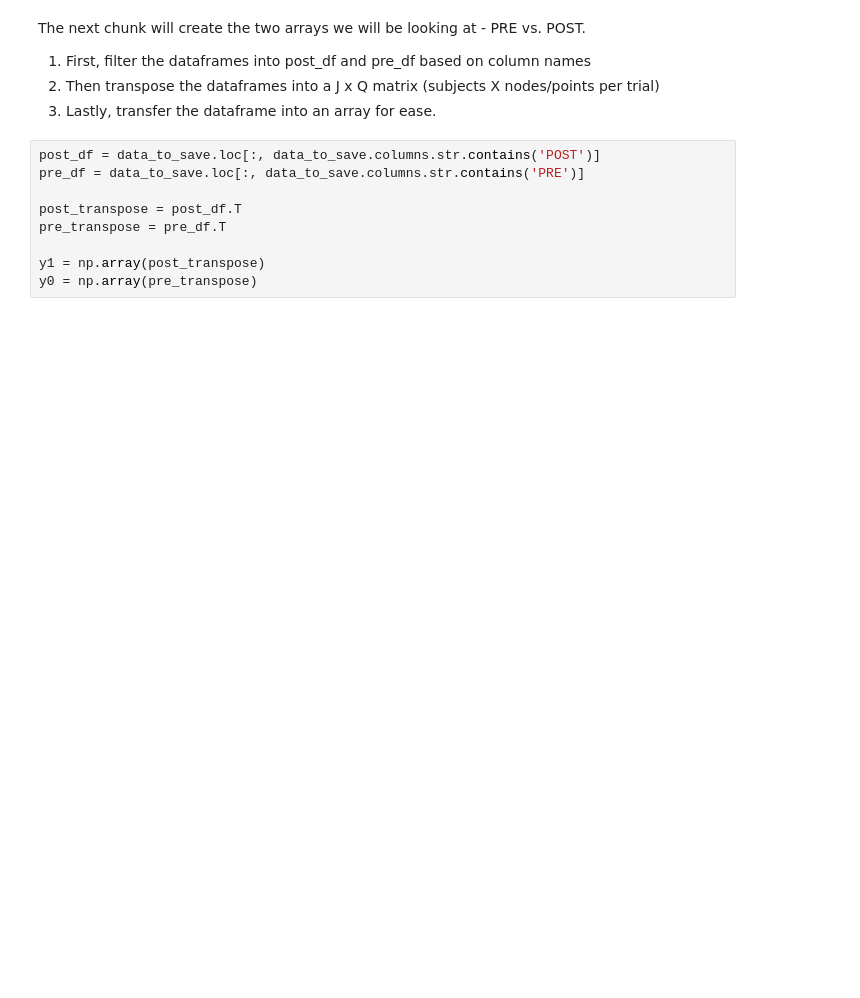
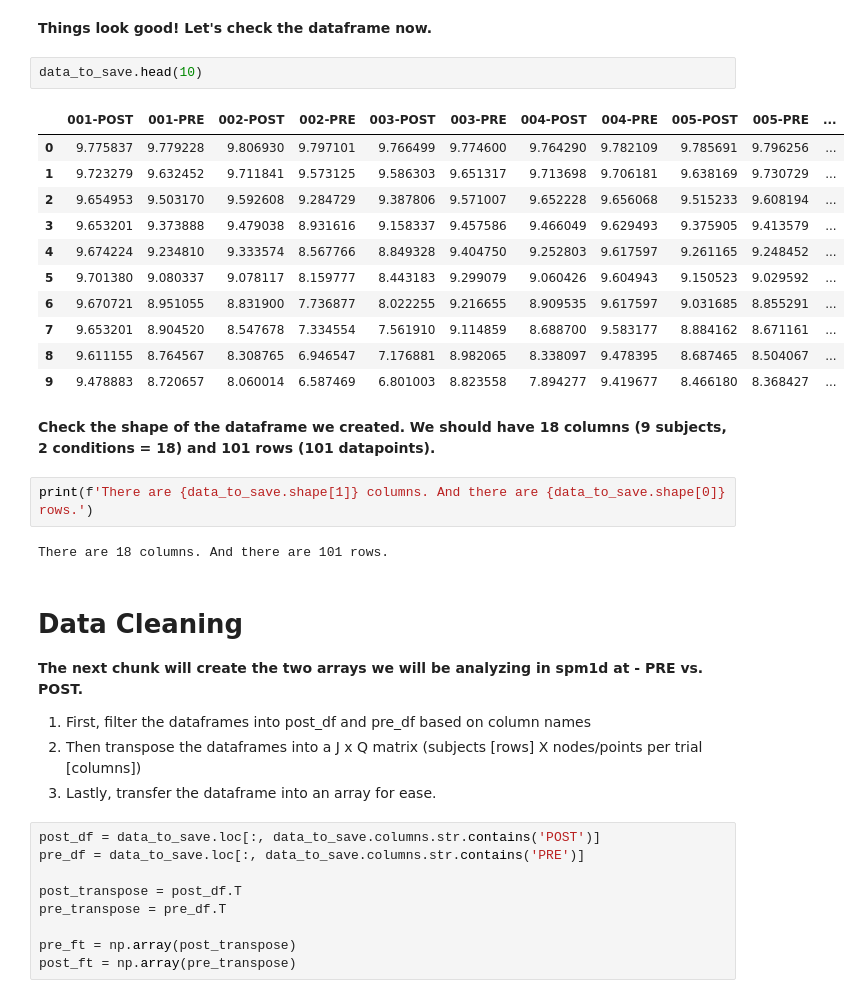
Before and after one commit to cjcleary/ClearyResearch, a Jupyter notebook: Misc/Cleary SPM1D CMJ clean data.ipynb, the cells around one changed output. Saved outputs shown, nothing was run; the diff lists cells and outputs as text; blank space fills up the shorter version.

```diff
--- a/Misc/Cleary SPM1D CMJ clean data.ipynb
+++ b/Misc/Cleary SPM1D CMJ clean data.ipynb
@@ -76,8 +146,32 @@ plt.xlabel('Time (0-100%)');
+# %% [markdown]
+<b> Things look good! Let's check the dataframe now.
+# %%
+data_to_save.head(10)
+# %% [output]
+|  | 001-POST | 001-PRE | 002-POST | 002-PRE | 003-POST | 003-PRE | 004-POST | 004-PRE | 005-POST | 005-PRE | ... |
+| 0 | 9.775837 | 9.779228 | 9.806930 | 9.797101 | 9.766499 | 9.774600 | 9.764290 | 9.782109 | 9.785691 | 9.796256 | ... |
+| 1 | 9.723279 | 9.632452 | 9.711841 | 9.573125 | 9.586303 | 9.651317 | 9.713698 | 9.706181 | 9.638169 | 9.730729 | ... |
+| 2 | 9.654953 | 9.503170 | 9.592608 | 9.284729 | 9.387806 | 9.571007 | 9.652228 | 9.656068 | 9.515233 | 9.608194 | ... |
+| 3 | 9.653201 | 9.373888 | 9.479038 | 8.931616 | 9.158337 | 9.457586 | 9.466049 | 9.629493 | 9.375905 | 9.413579 | ... |
+| 4 | 9.674224 | 9.234810 | 9.333574 | 8.567766 | 8.849328 | 9.404750 | 9.252803 | 9.617597 | 9.261165 | 9.248452 | ... |
+| 5 | 9.701380 | 9.080337 | 9.078117 | 8.159777 | 8.443183 | 9.299079 | 9.060426 | 9.604943 | 9.150523 | 9.029592 | ... |
+| 6 | 9.670721 | 8.951055 | 8.831900 | 7.736877 | 8.022255 | 9.216655 | 8.909535 | 9.617597 | 9.031685 | 8.855291 | ... |
+| 7 | 9.653201 | 8.904520 | 8.547678 | 7.334554 | 7.561910 | 9.114859 | 8.688700 | 9.583177 | 8.884162 | 8.671161 | ... |
+| 8 | 9.611155 | 8.764567 | 8.308765 | 6.946547 | 7.176881 | 8.982065 | 8.338097 | 9.478395 | 8.687465 | 8.504067 | ... |
+| 9 | 9.478883 | 8.720657 | 8.060014 | 6.587469 | 6.801003 | 8.823558 | 7.894277 | 9.419677 | 8.466180 | 8.368427 | ... |
+# %% [markdown]
+<b> Check the shape of the dataframe we created. We should have 18 columns (9 subjects, 2 conditions = 18) and 101 rows (101 datapoints).
+# %%
+print(f'There are {data_to_save.shape[1]} columns. And there are {data_to_save.shape[0]} rows.')
+# %% [output]
+There are 18 columns. And there are 101 rows.
 # %% [markdown]
-The next chunk will create the two arrays we will be looking at - PRE vs. POST.
+# <b> Data Cleaning </b>
+<b> The next chunk will create the two arrays we will be analyzing in spm1d at - PRE vs. POST.</b>
+
 <ol>
 <li> First, filter the dataframes into post_df and pre_df based on column names
-<li> Then transpose the dataframes into a J x Q matrix (subjects X nodes/points per trial)
+<li> Then transpose the dataframes into a J x Q matrix (subjects [rows] X nodes/points per trial [columns])
 <li> Lastly, transfer the dataframe into an array for ease.
 # %%
 post_df = data_to_save.loc[:, data_to_save.columns.str.contains('POST')]
@@ -86,5 +180,5 @@ pre_df = data_to_save.loc[:, data_to_save.columns.str.contains('PRE')]
 post_transpose = post_df.T
 pre_transpose = pre_df.T
 
-y1 = np.array(post_transpose)
-y0 = np.array(pre_transpose)
+pre_ft = np.array(post_transpose)
+post_ft = np.array(pre_transpose)
```
Also changed, not shown: parts of 17 cells of this notebook, 23 other files.
